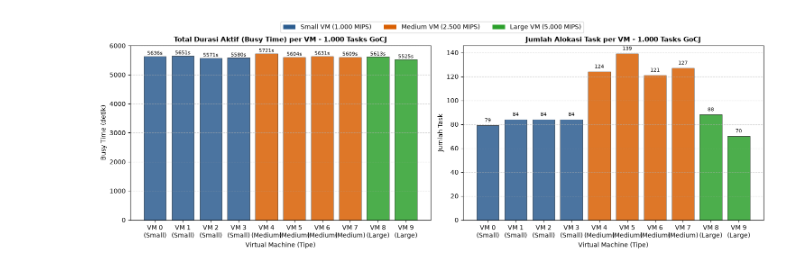
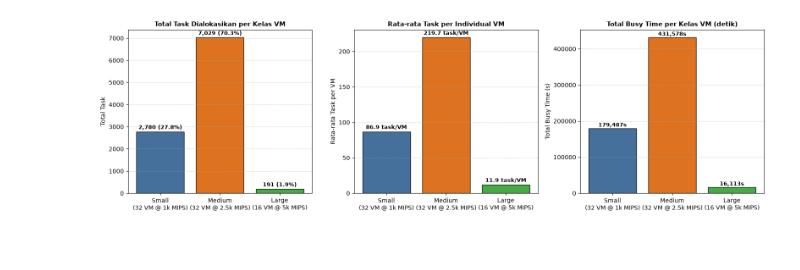
Before and after one commit to Rkaaaa404/soka-heuristik-kelompok-5, a Jupyter notebook: python/kelompok_5_TOPSIS.ipynb, the cells around one changed output. Cells and saved outputs as stored; diff of their text form; code cells hidden in the pictures; blank space fills up the shorter version.

Commit message:
feat(analysis): refresh multi-run metrics and workload visualizations

```diff
--- a/python/kelompok_5_TOPSIS.ipynb
+++ b/python/kelompok_5_TOPSIS.ipynb
@@ -343,43 +204,44 @@ plt.show()
 # %%
-# Visualisasi Distribusi Beban Kerja per VM (Skenario 1.000 Tasks)
-# Mengamati pembagian beban ke Small (VM 0-3), Medium (VM 4-7), dan Large (VM 8-9)
+# Visualisasi 3: Analisis Pemanfaatan Berdasarkan 3 Kelas VM (Small, Medium, Large)
+type_agg = df_vm.groupby('VmType').agg({
+    'TaskCount': ['sum', 'mean'],
+    'BusyTime_s': ['sum', 'mean'],
+    'VmId': 'count'
+}).loc[['Small', 'Medium', 'Large']]
 
-res_1000 = results_gocj[-1]
-vm_labels = [f"VM {i}\n({cfg['type']})" for i, cfg in enumerate(VM_CONFIGS)]
-vm_types = [cfg['type'] for cfg in VM_CONFIGS]
-colors = ['#2b5c8f' if t == 'Small' else '#d95f02' if t == 'Medium' else '#2ca02c' for t in vm_types]
+labels = ['Small\n(32 VM @ 1k MIPS)', 'Medium\n(32 VM @ 2.5k MIPS)', 'Large\n(16 VM @ 5k MIPS)']
+colors = ['#2b5c8f', '#d95f02', '#2ca02c']
 
-fig, (ax1, ax2) = plt.subplots(1, 2, figsize=(15, 5))
+fig, axes = plt.subplots(1, 3, figsize=(16, 4.8))
 
-# 1. Total Busy Time per VM
-bars1 = ax1.bar(vm_labels, res_1000['vm_busy_times'], color=colors, alpha=0.85, edgecolor='black', linewidth=0.5)
-ax1.set_title("Total Durasi Aktif (Busy Time) per VM - 1.000 Tasks GoCJ", fontsize=11, fontweight='bold')
-ax1.set_xlabel("Virtual Machine (Tipe)")
-ax1.set_ylabel("Busy Time (detik)")
-ax1.grid(True, linestyle='--', alpha=0.5, axis='y')
+# 1. Total Task per Kelas
+bars1 = axes[0].bar(labels, type_agg['TaskCount']['sum'], color=colors, alpha=0.88, edgecolor='black')
+axes[0].set_title("Total Task Dialokasikan per Kelas VM", fontsize=11, fontweight='bold')
+axes[0].set_ylabel("Total Task")
+axes[0].grid(True, linestyle='--', alpha=0.5, axis='y')
 for bar in bars1:
-    yval = bar.get_height()
-    ax1.text(bar.get_x() + bar.get_width() / 2.0, yval + 10, f"{yval:.0f}s", ha='center', va='bottom', fontsize=8)
+    h = bar.get_height()
+    axes[0].text(bar.get_x() + bar.get_width() / 2.0, h + 60, f"{int(h):,} ({h/10000*100:.1f}%)", ha='center', va='bottom', fontsize=9, fontweight='bold')
 
-# 2. Jumlah Task yang Dialokasikan per VM
-bars2 = ax2.bar(vm_labels, res_1000['vm_task_counts'], color=colors, alpha=0.85, edgecolor='black', linewidth=0.5)
-ax2.set_title("Jumlah Alokasi Task per VM - 1.000 Tasks GoCJ", fontsize=11, fontweight='bold')
-ax2.set_xlabel("Virtual Machine (Tipe)")
-ax2.set_ylabel("Jumlah Task")
-ax2.grid(True, linestyle='--', alpha=0.5, axis='y')
+# 2. Rata-rata Task per Individual VM
+bars2 = axes[1].bar(labels, type_agg['TaskCount']['mean'], color=colors, alpha=0.88, edgecolor='black')
+axes[1].set_title("Rata-rata Task per Individual VM", fontsize=11, fontweight='bold')
+axes[1].set_ylabel("Rata-rata Task per VM")
+axes[1].grid(True, linestyle='--', alpha=0.5, axis='y')
 for bar in bars2:
-    yval = bar.get_height()
-    ax2.text(bar.get_x() + bar.get_width() / 2.0, yval + 2, f"{int(yval)}", ha='center', va='bottom', fontsize=8)
+    h = bar.get_height()
+    axes[1].text(bar.get_x() + bar.get_width() / 2.0, h + 2, f"{h:.1f} task/VM", ha='center', va='bottom', fontsize=9, fontweight='bold')
 
-from matplotlib.patches import Patch
-legend_elements = [
-    Patch(facecolor='#2b5c8f', label='Small VM (1.000 MIPS)'),
-    Patch(facecolor='#d95f02', label='Medium VM (2.500 MIPS)'),
-    Patch(facecolor='#2ca02c', label='Large VM (5.000 MIPS)')
-]
-fig.legend(handles=legend_elements, loc='upper center', bbox_to_anchor=(0.5, 1.05), ncol=3, frameon=True)
+# 3. Total Busy Time per Kelas VM
+bars3 = axes[2].bar(labels, type_agg['BusyTime_s']['sum'], color=colors, alpha=0.88, edgecolor='black')
+axes[2].set_title("Total Busy Time per Kelas VM (detik)", fontsize=11, fontweight='bold')
+axes[2].set_ylabel("Total Busy Time (s)")
+axes[2].grid(True, linestyle='--', alpha=0.5, axis='y')
+for bar in bars3:
+    h = bar.get_height()
+    axes[2].text(bar.get_x() + bar.get_width() / 2.0, h + 1500, f"{int(h):,}s", ha='center', va='bottom', fontsize=9, fontweight='bold')
 
 plt.tight_layout()
 plt.show()
 # %% [output]
-[figure, old version]
+[figure, new version]
```
Also changed, not shown: parts of 13 cells of this notebook, 9 other files.
